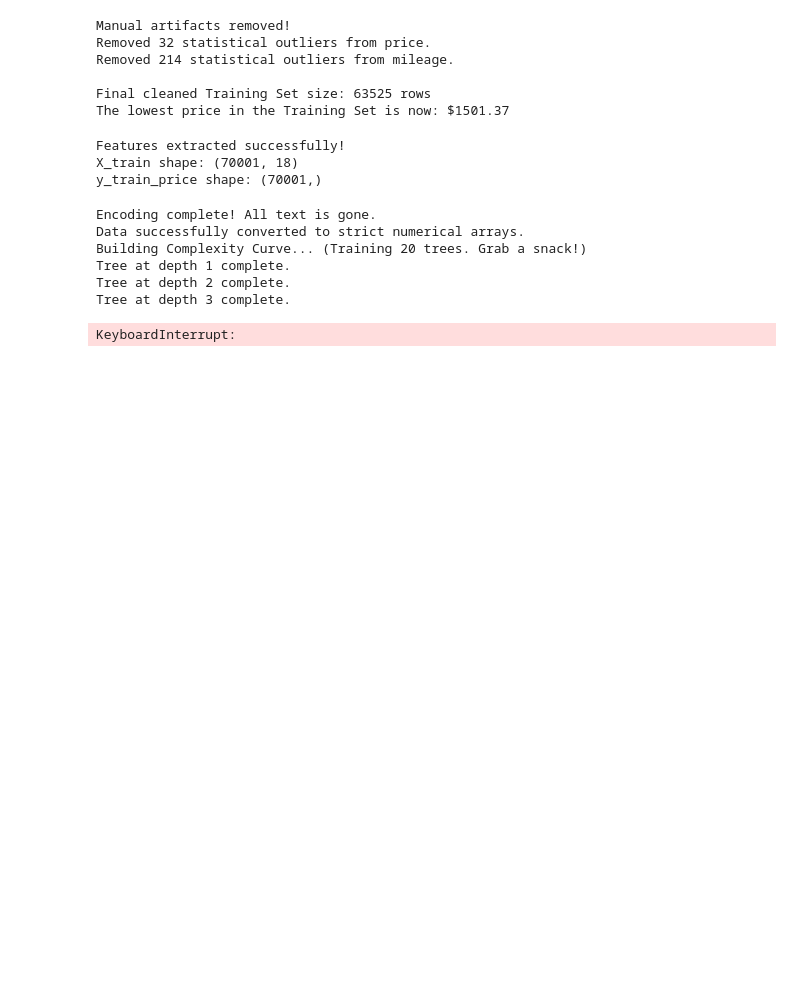
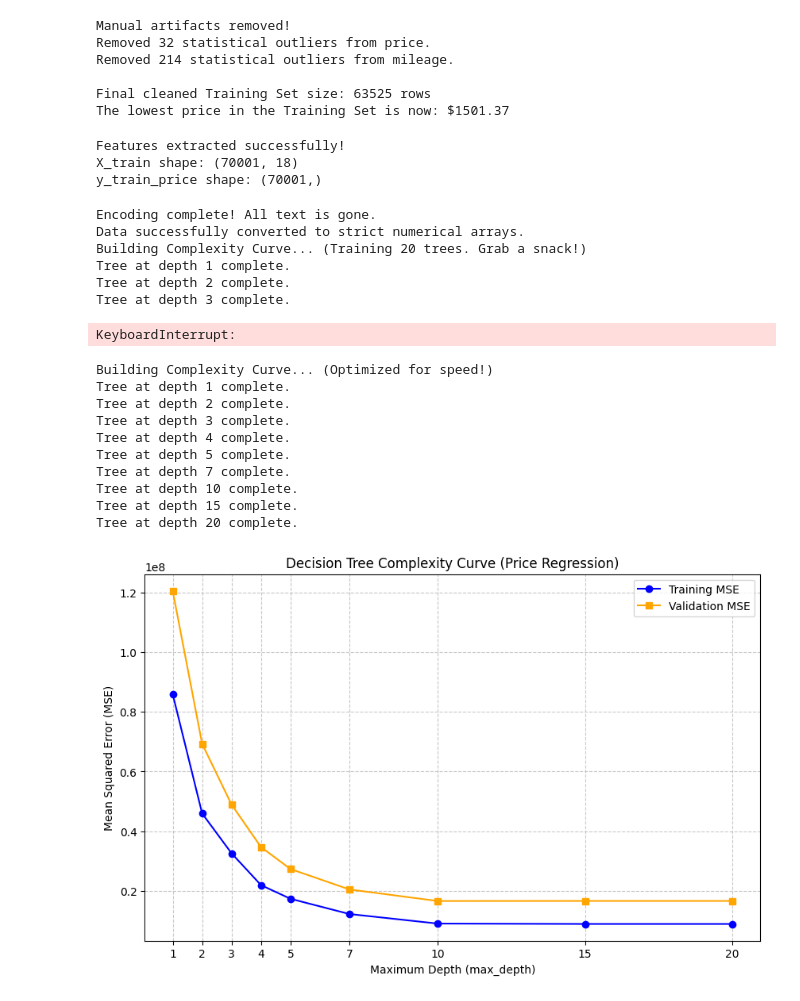
Before and after one commit to lanashmuz/machine_learning_exe1, a Jupyter notebook: Machine Learning Assignment 1.ipynb, the cells around one changed output. Saved outputs shown, nothing was run; the diff lists cells and outputs as text; code cells hidden in the pictures; blank space fills up the shorter version.

```diff
--- a/Machine Learning Assignment 1.ipynb
+++ b/Machine Learning Assignment 1.ipynb
@@ -515,3 +513,56 @@ Tree at depth 1 complete.
 Tree at depth 2 complete.
 Tree at depth 3 complete.
 KeyboardInterrupt:
+# %%
+# we are too impatient so we will be going over 10k enteries instead of 70k
+train_mse_list = []
+val_mse_list = []
+
+# Instead of 1 through 20, let's just check key depths to save time
+depths = [1, 2, 3, 4, 5, 7, 10, 15, 20]
+
+# Sub-sample the training data to make the math faster for the curve
+# (We only use 10,000 rows to find the pattern)
+subset_size = 10000
+X_train_sub = X_train[:subset_size]
+y_train_sub = y_train_price[:subset_size]
+
+print("Building Complexity Curve... (Optimized for speed!)")
+
+for depth in depths:
+    # Initialize and train on the SUBSET
+    tree = DecisionTree(task='regression', min_samples_leaf=5, max_depth=depth)
+    tree.fit(X_train_sub, y_train_sub, feature_names=features)
+
+    # Make predictions (Test on the full sets!)
+    train_preds = tree.predict(X_train)
+    val_preds = tree.predict(X_val)
+
+    # Calculate MSE
+    train_mse_list.append(mean_squared_error(y_train_price, train_preds))
+    val_mse_list.append(mean_squared_error(y_val_price, val_preds))
+    print(f"Tree at depth {depth} complete.")
+
+# --- 4. Plotting ---
+plt.figure(figsize=(10, 6))
+plt.plot(depths, train_mse_list, label='Training MSE', marker='o', color='blue')
+plt.plot(depths, val_mse_list, label='Validation MSE', marker='s', color='orange')
+plt.title('Decision Tree Complexity Curve (Price Regression)')
+plt.xlabel('Maximum Depth (max_depth)')
+plt.ylabel('Mean Squared Error (MSE)')
+plt.xticks(depths)
+plt.legend()
+plt.grid(True, linestyle='--', alpha=0.7)
+plt.show()
+# %% [output]
+Building Complexity Curve... (Optimized for speed!)
+Tree at depth 1 complete.
+Tree at depth 2 complete.
+Tree at depth 3 complete.
+Tree at depth 4 complete.
+Tree at depth 5 complete.
+Tree at depth 7 complete.
+Tree at depth 10 complete.
+Tree at depth 15 complete.
+Tree at depth 20 complete.
+[figure, added]
```
Also changed, not shown: parts of 1 cell of this notebook.
